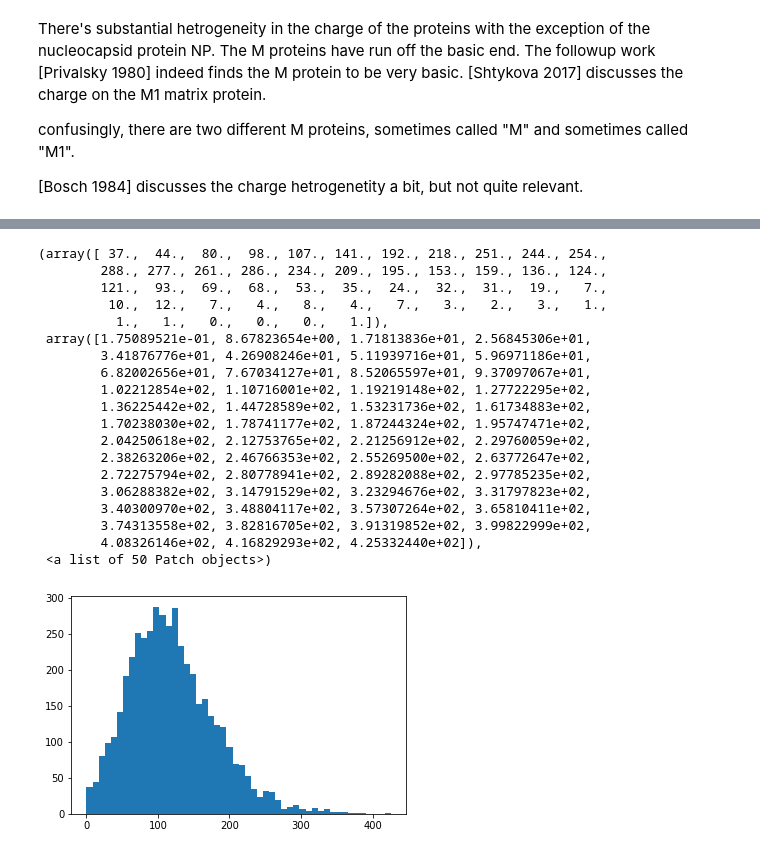
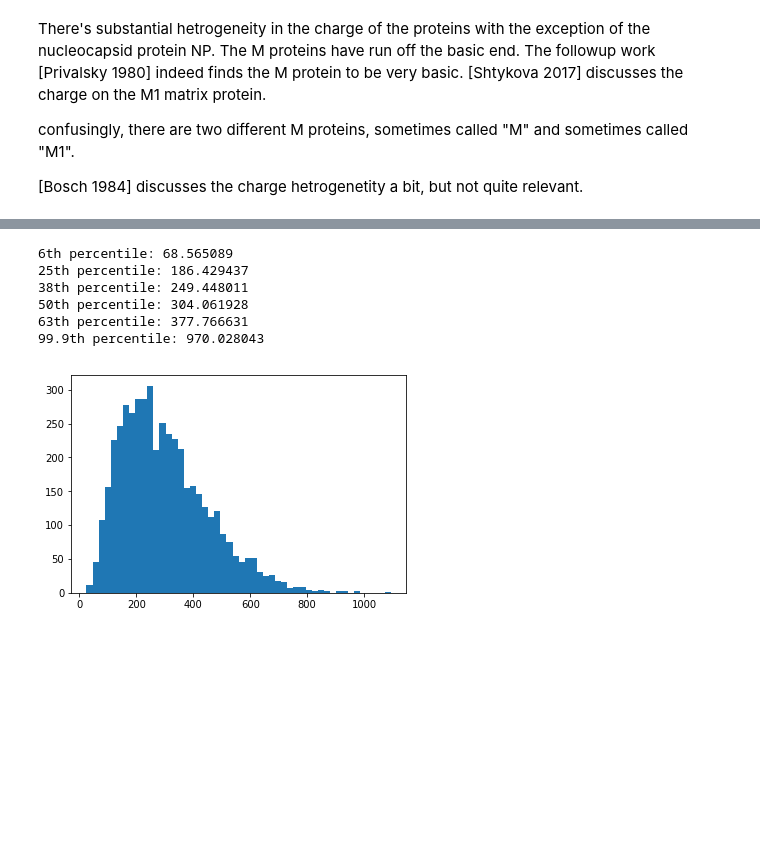
Before and after one commit to 0xDBFB7/covidinator, a Jupyter notebook: documents/biology.ipynb, the cells around one changed output, grey strips where cells are left out. Cells and saved outputs as stored; diff of their text form; code cells hidden in the pictures; blank space fills up the shorter version.

```diff
--- a/documents/biology.ipynb
+++ b/documents/biology.ipynb
@@ -145,3 +148,5 @@ plt.plot(diameter_samples,breaking_force_samples, '.')
+# %%
+breaking_force_samples = gaussian_kde.resample(breaking_force_kernel, N).T
 # %%
 
 #choose only infectious particles [Lauffer 1944]
@@ -184,7 +189,7 @@ above_point_4
 
 diameter_samples *= 1e-9 # nm
 mass_samples *= MDa #MDa
-breaking_force_samples *= 1e-12 #pN
+breaking_force_samples *= 1e-9 #nN
 charge_samples *= elementary_charge
 
 # afm pressure
@@ -293,43 +298,56 @@ From https://www.virology.ws/2009/04/30/structure-of-influenza-virus/, CC-BY-3.0
 
 https://commons.wikimedia.org/wiki/File:Coronavirus_virion_structure.svg
 # %%
-excitation_frequency = 8e9
+excitation_frequency = 8.3e9
 
 Q = 2.0 # also assumed to be invariant
+# %%
+def percentiles(inp):
+    for i in [6, 25, 38, 50, 63, 99.9]:
+        print("{}th percentile: {:2f}".format(i, np.percentile(sweep_thresholds, i, axis=0)))
 # %%
-def electric_field_thresholds(excitation_frequency):
+af = 2.0*pi
 
-    t1 = breaking_stress_samples * pi * ((diameter_samples / 2.0)**2.0)
+def electric_field_threshold(i, excitation_frequency):
+    t1 = breaking_stress_samples[i] * pi * ((diameter_samples[i] / 2.0)**2.0)
 
-    t2 = np.sqrt((reduced_masses_mu**2.0) * (((resonant_frequencies**2.0) - (excitation_frequency**2.0))**2.0)\
-            + (((resonant_frequencies*reduced_masses_mu)/Q)**2.0) * (excitation_frequency**2.0))
-    b = 3.45 * charge_samples * reduced_masses_mu * (resonant_frequencies**2.0)
+    t2 = np.sqrt((reduced_masses_mu[i]**2.0) * (((((resonant_frequencies[i]*af)**2.0)) - ((excitation_frequency*af)**2.0))**2.0)\
+            + ((((resonant_frequencies[i]*af)*reduced_masses_mu[i])/Q)**2.0) * ((excitation_frequency*af)**2.0))
+    b = 3.45 * charge_samples[i] * reduced_masses_mu[i] * ((resonant_frequencies[i]*af))**2.0
 
     electric_field_thresholds = (t1 * t2) / b
 
     return electric_field_thresholds
 
-thresholds = electric_field_thresholds(excitation_frequency)*377.0
+#eq 12 in [Yang 2015]
+def electric_field_thresholds(excitation_frequency):
 
-plt.hist(thresholds, 50)
+    t1 = breaking_stress_samples * pi * ((diameter_samples / 2.0)**2.0)
+
+    t2 = np.sqrt((reduced_masses_mu**2.0) * (((((resonant_frequencies*af)**2.0)) - ((excitation_frequency*af)**2.0))**2.0)\
+            + ((((resonant_frequencies*af)*reduced_masses_mu)/Q)**2.0) * ((excitation_frequency*af)**2.0))
+    b = 3.45 * charge_samples * reduced_masses_mu * ((resonant_frequencies*af))**2.0
+
+    electric_field_thresholds = (t1 * t2) / b
+
+    return electric_field_thresholds
+
+single_freq_thresholds = electric_field_thresholds(excitation_frequency)
+
+
+plt.hist(single_freq_thresholds, 50)
+percentiles(single_freq_thresholds)
+
+# Yang get:
+# 100%: 275 V/m
+# 63%: 171 V/m
+# 38%: 87 V/m
+# 6%: 68 V/m
 # %% [output]
-(array([ 37.,  44.,  80.,  98., 107., 141., 192., 218., 251., 244., 254.,
-        288., 277., 261., 286., 234., 209., 195., 153., 159., 136., 124.,
-        121.,  93.,  69.,  68.,  53.,  35.,  24.,  32.,  31.,  19.,   7.,
-         10.,  12.,   7.,   4.,   8.,   4.,   7.,   3.,   2.,   3.,   1.,
-          1.,   1.,   0.,   0.,   0.,   1.]),
- array([1.75089521e-01, 8.67823654e+00, 1.71813836e+01, 2.56845306e+01,
-        3.41876776e+01, 4.26908246e+01, 5.11939716e+01, 5.96971186e+01,
-        6.82002656e+01, 7.67034127e+01, 8.52065597e+01, 9.37097067e+01,
-        1.02212854e+02, 1.10716001e+02, 1.19219148e+02, 1.27722295e+02,
-        1.36225442e+02, 1.44728589e+02, 1.53231736e+02, 1.61734883e+02,
-        1.70238030e+02, 1.78741177e+02, 1.87244324e+02, 1.95747471e+02,
-        2.04250618e+02, 2.12753765e+02, 2.21256912e+02, 2.29760059e+02,
-        2.38263206e+02, 2.46766353e+02, 2.55269500e+02, 2.63772647e+02,
-        2.72275794e+02, 2.80778941e+02, 2.89282088e+02, 2.97785235e+02,
-        3.06288382e+02, 3.14791529e+02, 3.23294676e+02, 3.31797823e+02,
-        3.40300970e+02, 3.48804117e+02, 3.57307264e+02, 3.65810411e+02,
-        3.74313558e+02, 3.82816705e+02, 3.91319852e+02, 3.99822999e+02,
-        4.08326146e+02, 4.16829293e+02, 4.25332440e+02]),
- <a list of 50 Patch objects>)
+6th percentile: 68.565089
+25th percentile: 186.429437
+38th percentile: 249.448011
+50th percentile: 304.061928
+63th percentile: 377.766631
+99.9th percentile: 970.028043
-[figure, old version]
+[figure, new version]
```
Also changed, not shown: parts of 16 cells of this notebook, 10 other files.
